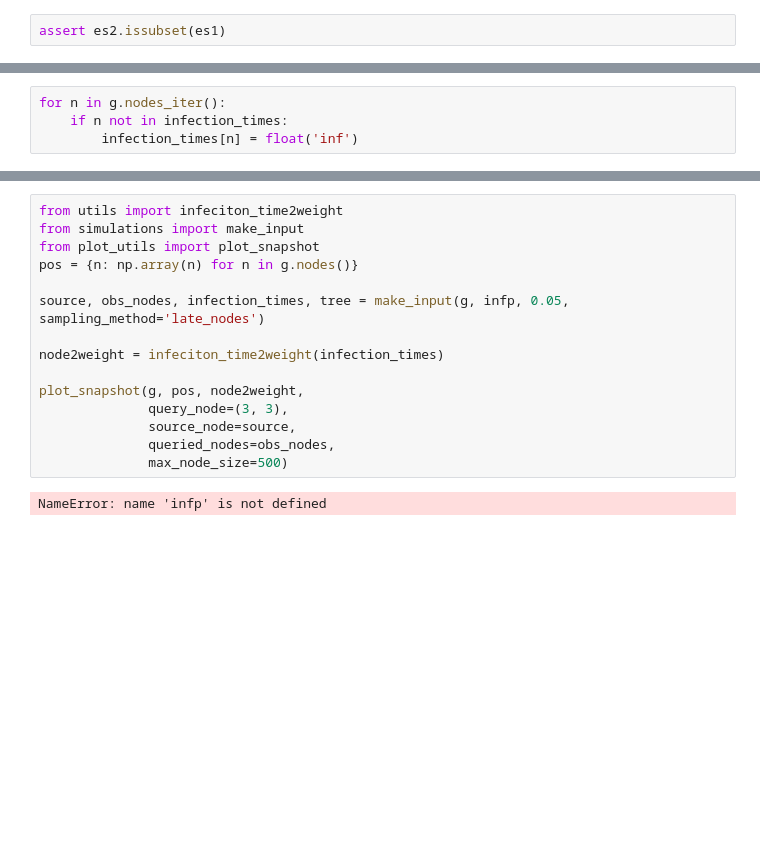
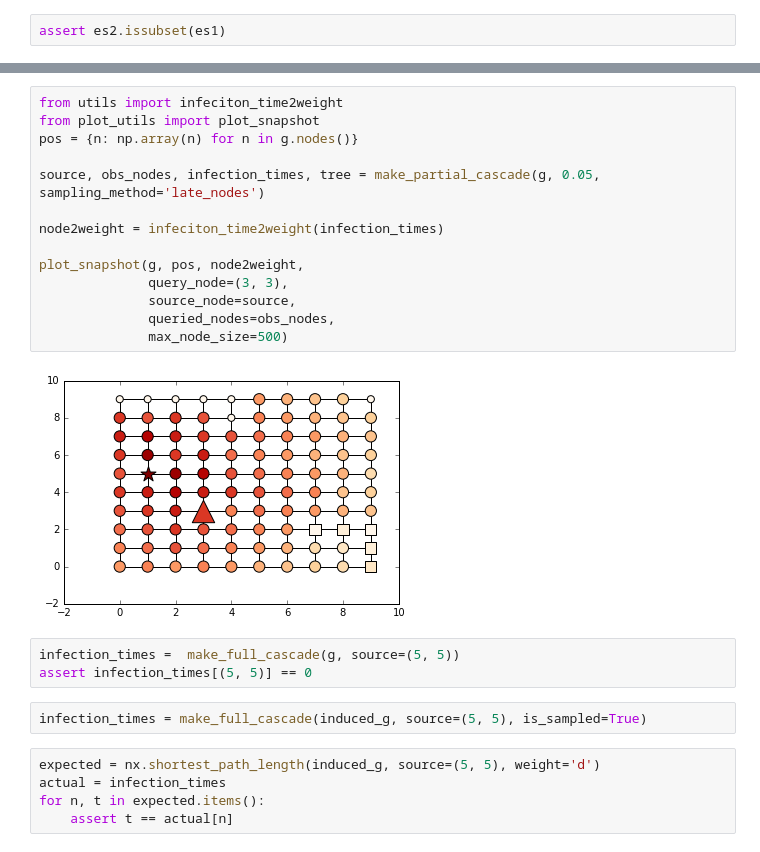
Before and after one commit to xiaohan2012/active-infection-source-finding, a Jupyter notebook: cascade_generation_playground.ipynb, the cells around one changed output, grey strips where cells are left out. Drawn from its saved outputs; the diff is of its cells as text; blank space fills up the shorter version.

```diff
--- a/cascade_generation_playground.ipynb
+++ b/cascade_generation_playground.ipynb
@@ -33,4 +24,0 @@ assert infection_times[source] == 0
-# %%
-for n in g.nodes_iter():
-    if n not in infection_times:
-        infection_times[n] = float('inf')
@@ -61,19 +25,28 @@ def generate_cascade(g):
 # %%
 from utils import infeciton_time2weight
-from simulations import make_input
 from plot_utils import plot_snapshot
 pos = {n: np.array(n) for n in g.nodes()}
 
-source, obs_nodes, infection_times, tree = make_input(g, infp, 0.05, sampling_method='late_nodes')
+source, obs_nodes, infection_times, tree = make_partial_cascade(g, 0.05, sampling_method='late_nodes')
 
 node2weight = infeciton_time2weight(infection_times)
 
 plot_snapshot(g, pos, node2weight,
               query_node=(3, 3),
               source_node=source,
               queried_nodes=obs_nodes,
               max_node_size=500)
 # %% [output]
-NameError: name 'infp' is not defined
+[figure, added]
+# %%
+infection_times =  make_full_cascade(g, source=(5, 5))
+assert infection_times[(5, 5)] == 0
+# %%
+infection_times = make_full_cascade(induced_g, source=(5, 5), is_sampled=True)
+# %%
+expected = nx.shortest_path_length(induced_g, source=(5, 5), weight='d')
+actual = infection_times
+for n, t in expected.items():
+    assert t == actual[n]
 # %%
 %%timeit
```
Also changed, not shown: parts of 18 cells of this notebook, 5 other files.
